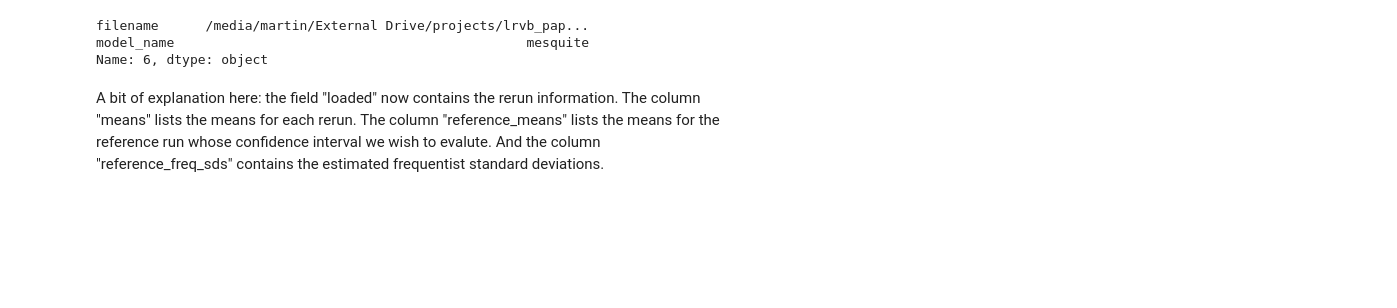
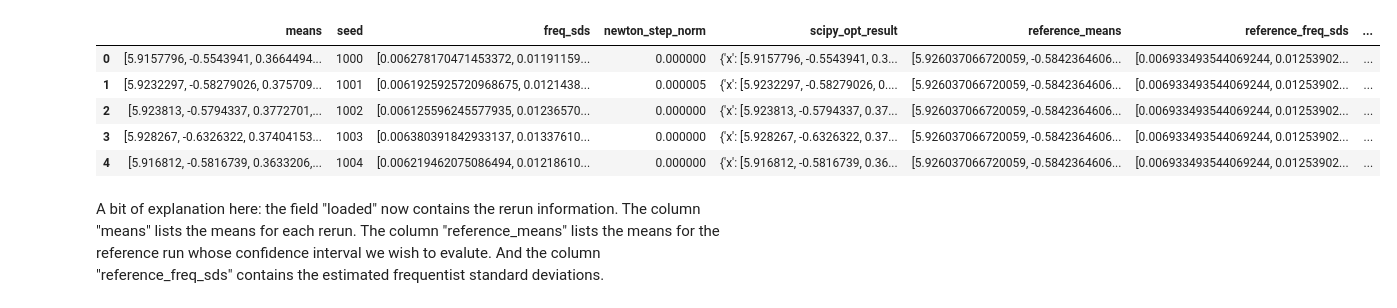
Before and after one commit to martiningram/dadvi-experiments, a Jupyter notebook: comparison/analysis/DADVI coverage.ipynb, the cells around one changed output. Saved outputs shown, nothing was run; the diff lists cells and outputs as text; code cells hidden in the pictures; blank space fills up the shorter version.

```diff
--- a/comparison/analysis/DADVI coverage.ipynb
+++ b/comparison/analysis/DADVI coverage.ipynb
@@ -15,8 +23,0 @@ df = pd.DataFrame({'filename': coverage_runs, 'model_name': model_names})
-# %%
-example = df.iloc[6]
-
-example
-# %% [output]
-filename      /media/martin/External Drive/projects/lrvb_pap...
-model_name                                             mesquite
-Name: 6, dtype: object
@@ -46,4 +64,14 @@ def evaluate_z_scores(z_array, crit_prob=0.025):
 df['loaded'] = df['filename'].apply(pd.read_pickle)
+# %%
+# Show some example data
+df['loaded'].iloc[0].head()
+# %% [output]
+|  | means | seed | freq_sds | newton_step_norm | scipy_opt_result | reference_means | reference_freq_sds | ... |
+| 0 | [5.9157796, -0.5543941, 0.3664494... | 1000 | [0.006278170471453372, 0.01191159... | 0.000000 | {'x': [5.9157796, -0.5543941, 0.3... | [5.926037066720059, -0.5842364606... | [0.006933493544069244, 0.01253902... | ... |
+| 1 | [5.9232297, -0.58279026, 0.375709... | 1001 | [0.0061925925720968675, 0.0121438... | 0.000005 | {'x': [5.9232297, -0.58279026, 0.... | [5.926037066720059, -0.5842364606... | [0.006933493544069244, 0.01253902... | ... |
+| 2 | [5.923813, -0.5794337, 0.3772701,... | 1002 | [0.006125596245577935, 0.01236570... | 0.000000 | {'x': [5.923813, -0.5794337, 0.37... | [5.926037066720059, -0.5842364606... | [0.006933493544069244, 0.01253902... | ... |
+| 3 | [5.928267, -0.6326322, 0.37404153... | 1003 | [0.006380391842933137, 0.01337610... | 0.000000 | {'x': [5.928267, -0.6326322, 0.37... | [5.926037066720059, -0.5842364606... | [0.006933493544069244, 0.01253902... | ... |
+| 4 | [5.916812, -0.5816739, 0.3633206,... | 1004 | [0.006219462075086494, 0.01218610... | 0.000000 | {'x': [5.916812, -0.5816739, 0.36... | [5.926037066720059, -0.5842364606... | [0.006933493544069244, 0.01253902... | ... |
 # %% [markdown]
 A bit of explanation here: the field "loaded" now contains the rerun information. The column "means" lists the means for each rerun. The column "reference_means" lists the means for the reference run whose confidence interval we wish to evalute. And the column "reference_freq_sds" contains the estimated frequentist standard deviations.
 # %%
```
Also changed, not shown: parts of 43 cells of this notebook.
